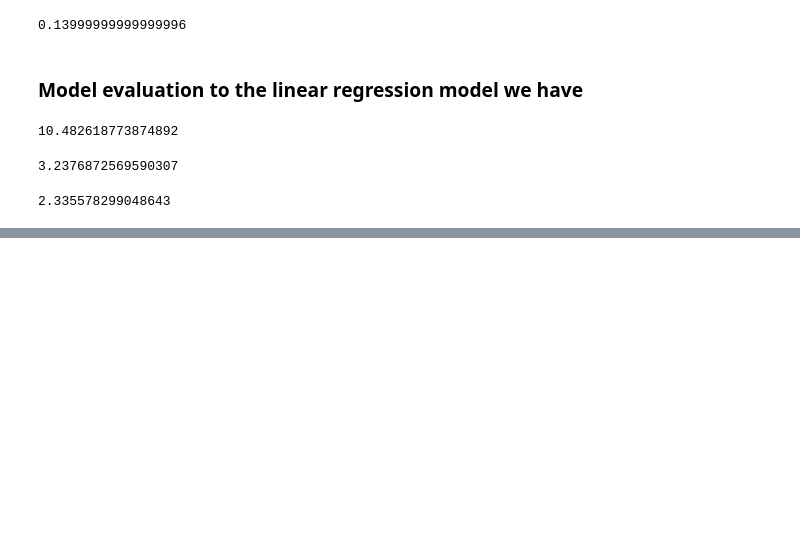
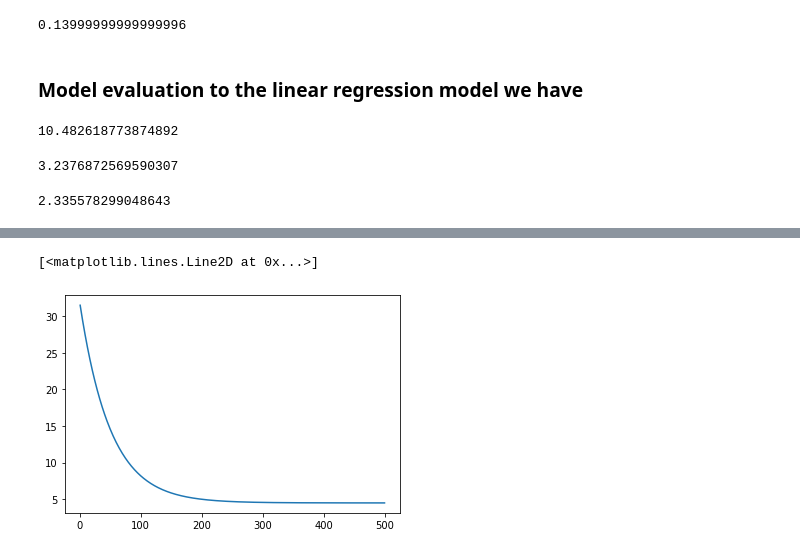
Before and after one commit to ffflora/data-science-notes, a Jupyter notebook: machine-learning/topics/linear-regression/gradient-descent-demo.ipynb, the cells around one changed output, grey strips where cells are left out. Drawn from its saved outputs; the diff is of its cells as text; code cells hidden in the pictures; blank space fills up the shorter version.

```diff
--- a/machine-learning/topics/linear-regression/gradient-descent-demo.ipynb
+++ b/machine-learning/topics/linear-regression/gradient-descent-demo.ipynb
@@ -203,0 +235,7 @@ mae(y,model_pred)
+# %%
+# plot cost function
+x_axis = np.linspace(1,iterations,iterations)
+plt.plot(x_axis, costs)
+# %% [output]
+[<matplotlib.lines.Line2D at 0x...>]
+[figure, added]
```
Also changed, not shown: parts of 8 cells of this notebook.
